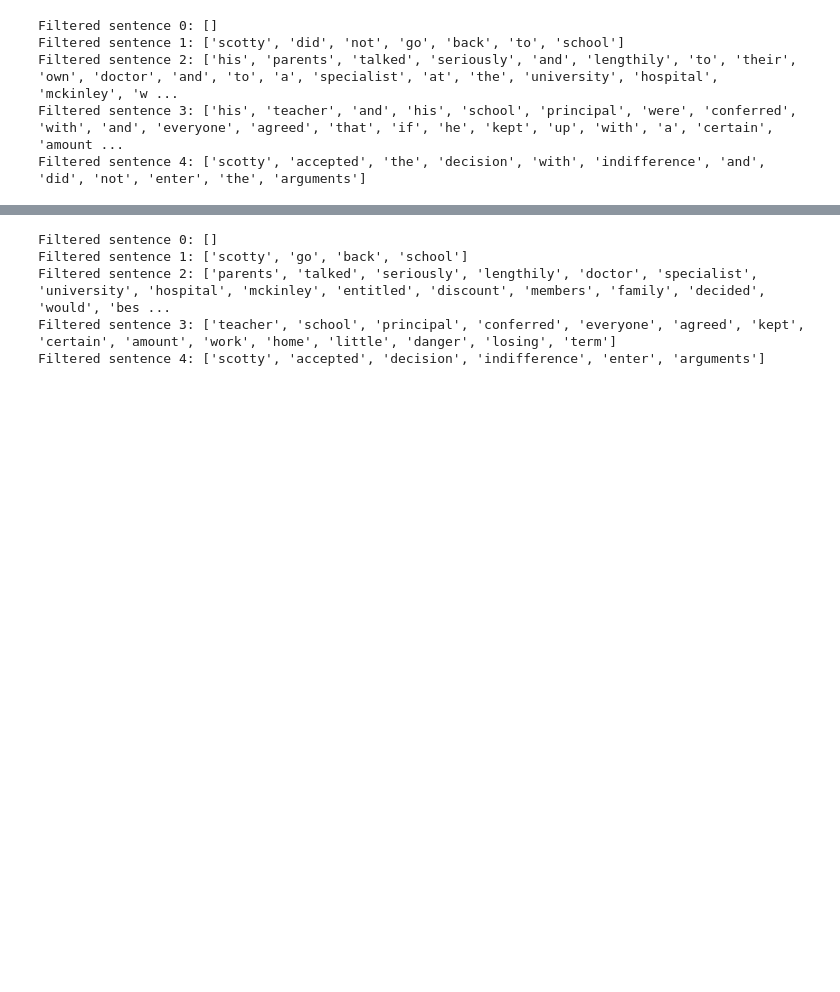
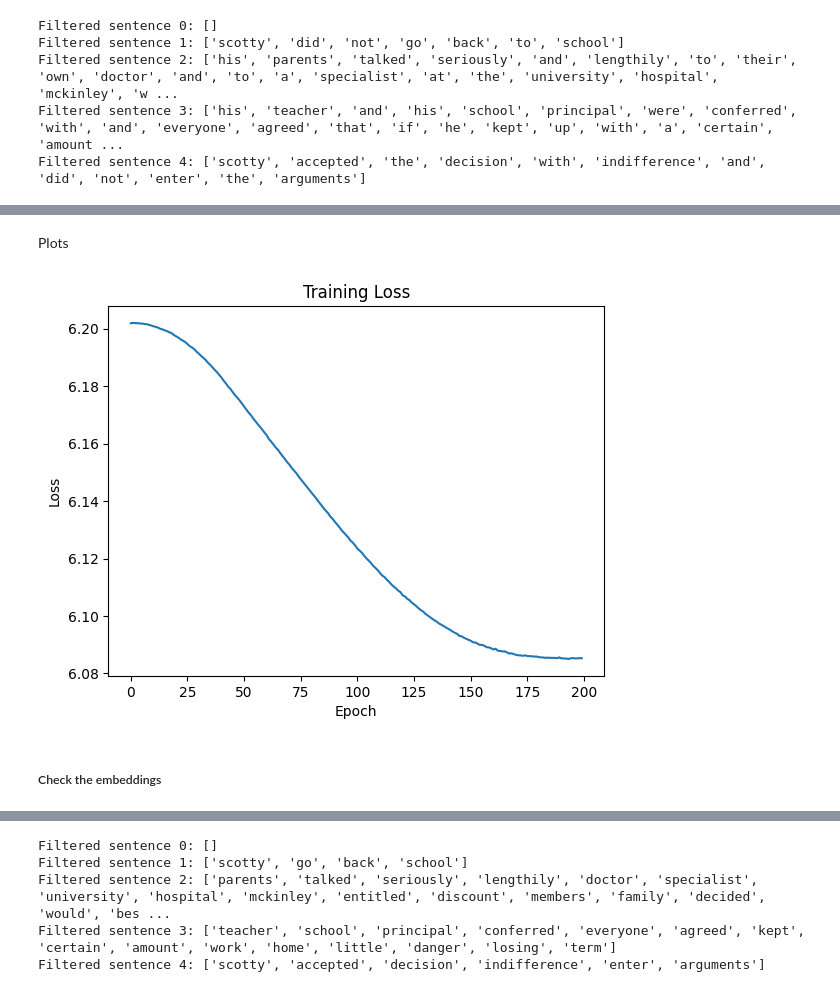
Before and after one commit to honglin8/Word-Embedding, a Jupyter notebook: word_embedding.ipynb, the cells around one changed output, grey strips where cells are left out. Saved outputs shown, nothing was run; the diff lists cells and outputs as text; code cells hidden in the pictures; blank space fills up the shorter version.

Commit message:
fixed my binary cross entropy

```diff
--- a/word_embedding.ipynb
+++ b/word_embedding.ipynb
@@ -81,0 +405,7 @@ Filtered sentence 4: ['scotty', 'accepted', 'the', 'decision', 'with', 'indiffer
+# %%
+# Batch cross entropy test
+y_batch = Y[:2]
+y_pred_batch = y_pred_batch[..., 0]
+print(f'shape of the y: {y_batch.shape}')
+print(f'shape of the y_pred_batch: {y_pred_batch.shape}')
+print(f'Batch cross entropy: {cross_entropy_batch(y_batch, y_pred_batch)}')
@@ -81,0 +416,4 @@ Filtered sentence 4: ['scotty', 'accepted', 'the', 'decision', 'with', 'indiffer
+# %%
+# loss test
+loss_value = loss(params, x_batch, y_batch)
+print(f'loss value: {loss_value}')
@@ -81,0 +443,24 @@ Filtered sentence 4: ['scotty', 'accepted', 'the', 'decision', 'with', 'indiffer
+# %%
+# Hyperparameters
+n_epochs = 200
+lr_max = 1e-1
+lr_min = 1e-5
+embedding_size = 100
+batch_size = 128
+n_batches = N // batch_size
+warmup_epochs = 40
+
+# Initialize the parameters
+params = init_weights([vocab_size, embedding_size, vocab_size])
+print(f'Number of parameters: {count_params(params)}')
+
+# Learning rate schedule
+def cosine_annealing_with_warmup(epoch, lr_max, warmup_epochs, n_epochs, lr_min):
+    if epoch < warmup_epochs:
+        # Linear warm-up
+        lr = lr_max * epoch / warmup_epochs
+    else:
+        # Cosine annealing
+        progress = (epoch - warmup_epochs) / (n_epochs - warmup_epochs)
+        lr = lr_min + 0.5 * (lr_max - lr_min) * (1 + np.cos(np.pi * progress))
+    return lr
@@ -81,0 +523,13 @@ Filtered sentence 4: ['scotty', 'accepted', 'the', 'decision', 'with', 'indiffer
+# %% [markdown]
+Plots
+# %%
+# Plot the loss
+plt.plot(loss_history)
+plt.xlabel('Epoch')
+plt.ylabel('Loss')
+plt.title('Training Loss')
+plt.show()
+# %% [output]
+[figure, added]
+# %% [markdown]
+##### Check the embeddings
```
Also changed, not shown: parts of 68 cells of this notebook.
